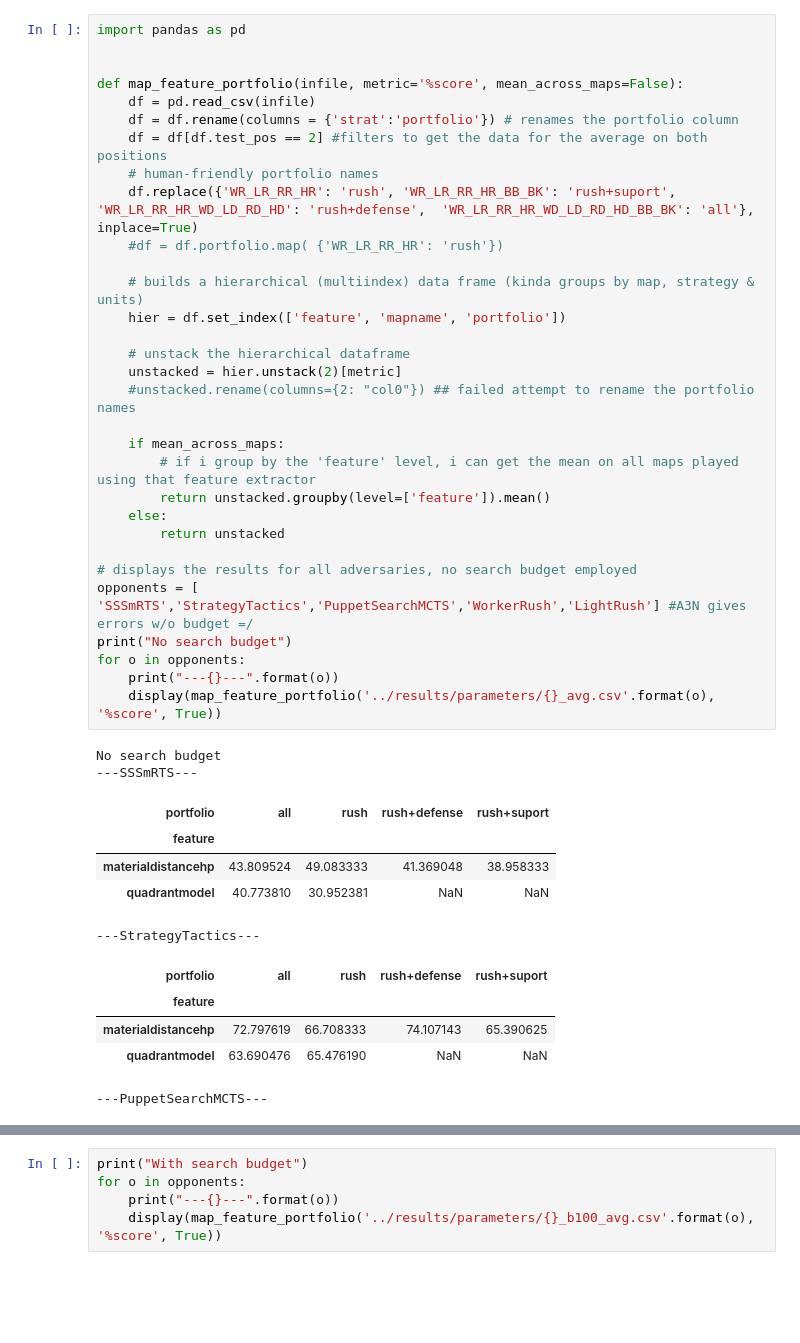
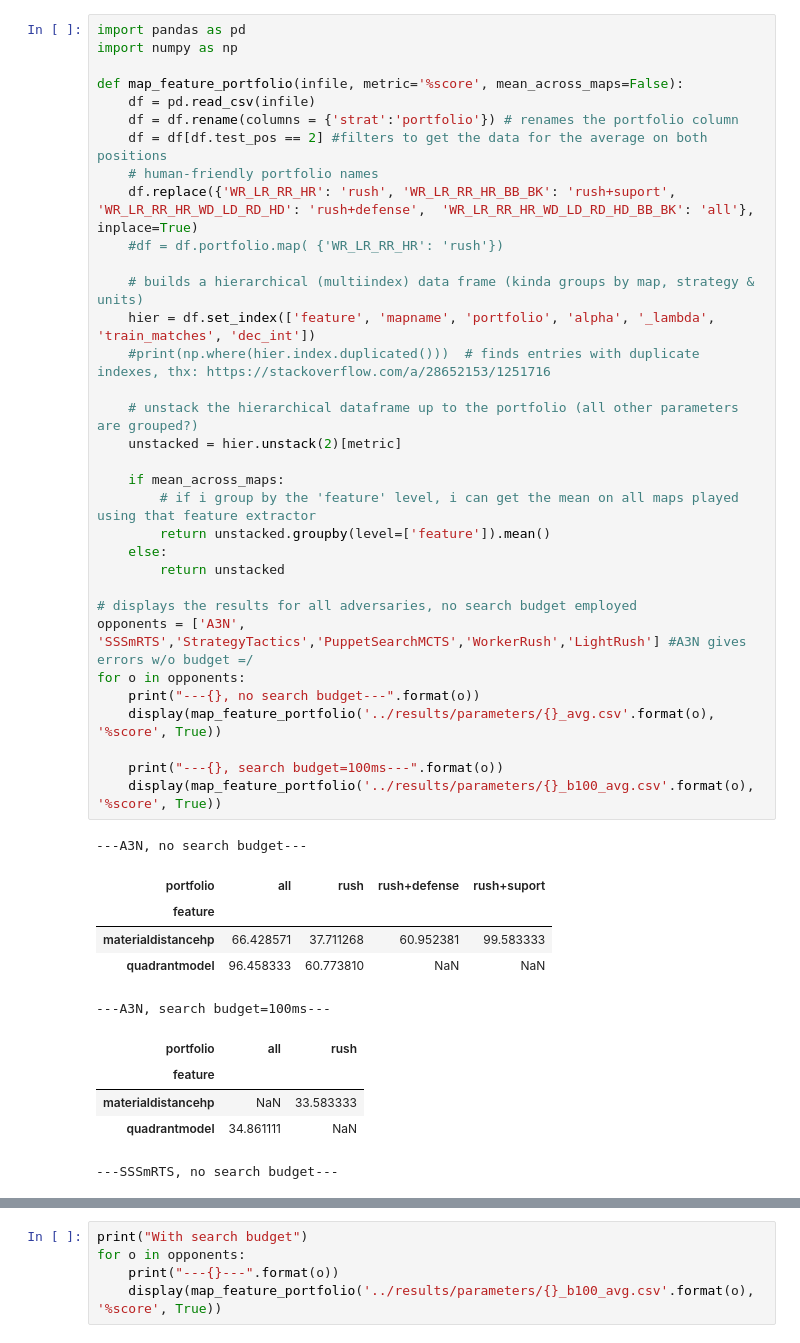
Before and after one commit to andertavares/tdsearchRTS, a Jupyter notebook: analysis/TablesFigures.ipynb, the cells around one changed output, grey strips where cells are left out. Saved outputs shown, nothing was run; the diff lists cells and outputs as text; blank space fills up the shorter version.

Commit message:
Resolving the A3N issue with duplicate indexes
(it had parameter variations other than feature, map & portfolio)

```diff
--- a/analysis/TablesFigures.ipynb
+++ b/analysis/TablesFigures.ipynb
@@ -1,46 +1,47 @@
 # %%
 import pandas as pd
-
+import numpy as np
 
 def map_feature_portfolio(infile, metric='%score', mean_across_maps=False):
     df = pd.read_csv(infile)
     df = df.rename(columns = {'strat':'portfolio'}) # renames the portfolio column
     df = df[df.test_pos == 2] #filters to get the data for the average on both positions
     # human-friendly portfolio names
     df.replace({'WR_LR_RR_HR': 'rush', 'WR_LR_RR_HR_BB_BK': 'rush+suport', 'WR_LR_RR_HR_WD_LD_RD_HD': 'rush+defense',  'WR_LR_RR_HR_WD_LD_RD_HD_BB_BK': 'all'}, inplace=True)
     #df = df.portfolio.map( {'WR_LR_RR_HR': 'rush'})
 
     # builds a hierarchical (multiindex) data frame (kinda groups by map, strategy & units)
-    hier = df.set_index(['feature', 'mapname', 'portfolio'])
+    hier = df.set_index(['feature', 'mapname', 'portfolio', 'alpha', '_lambda', 'train_matches', 'dec_int'])
+    #print(np.where(hier.index.duplicated()))  # finds entries with duplicate indexes, thx: https://stackoverflow.com/a/28652153/1251716
 
-    # unstack the hierarchical dataframe
+    # unstack the hierarchical dataframe up to the portfolio (all other parameters are grouped?)
     unstacked = hier.unstack(2)[metric]
-    #unstacked.rename(columns={2: "col0"}) ## failed attempt to rename the portfolio names
 
     if mean_across_maps:
         # if i group by the 'feature' level, i can get the mean on all maps played using that feature extractor
         return unstacked.groupby(level=['feature']).mean()
     else:
         return unstacked
 
 # displays the results for all adversaries, no search budget employed
-opponents = [ 'SSSmRTS','StrategyTactics','PuppetSearchMCTS','WorkerRush','LightRush'] #A3N gives errors w/o budget =/
-print("No search budget")
+opponents = ['A3N', 'SSSmRTS','StrategyTactics','PuppetSearchMCTS','WorkerRush','LightRush'] #A3N gives errors w/o budget =/
 for o in opponents:
-    print("---{}---".format(o))
+    print("---{}, no search budget---".format(o))
     display(map_feature_portfolio('../results/parameters/{}_avg.csv'.format(o), '%score', True))
+
+    print("---{}, search budget=100ms---".format(o))
+    display(map_feature_portfolio('../results/parameters/{}_b100_avg.csv'.format(o), '%score', True))
 # %% [output]
-No search budget
----SSSmRTS---
+---A3N, no search budget---
 | portfolio | all | rush | rush+defense | rush+suport |
 | feature |  |  |  |  |
-| materialdistancehp | 43.809524 | 49.083333 | 41.369048 | 38.958333 |
-| quadrantmodel | 40.773810 | 30.952381 | NaN | NaN |
+| materialdistancehp | 66.428571 | 37.711268 | 60.952381 | 99.583333 |
+| quadrantmodel | 96.458333 | 60.773810 | NaN | NaN |
----StrategyTactics---
+---A3N, search budget=100ms---
-| portfolio | all | rush | rush+defense | rush+suport |
-| feature |  |  |  |  |
-| materialdistancehp | 72.797619 | 66.708333 | 74.107143 | 65.390625 |
-| quadrantmodel | 63.690476 | 65.476190 | NaN | NaN |
+| portfolio | all | rush |
+| feature |  |  |
+| materialdistancehp | NaN | 33.583333 |
+| quadrantmodel | 34.861111 | NaN |
----PuppetSearchMCTS---
+---SSSmRTS, no search budget---
 | portfolio | all | rush | rush+defense | rush+suport |
 | feature |  |  |  |  |
```
Also changed, not shown: parts of 1 cell of this notebook.
